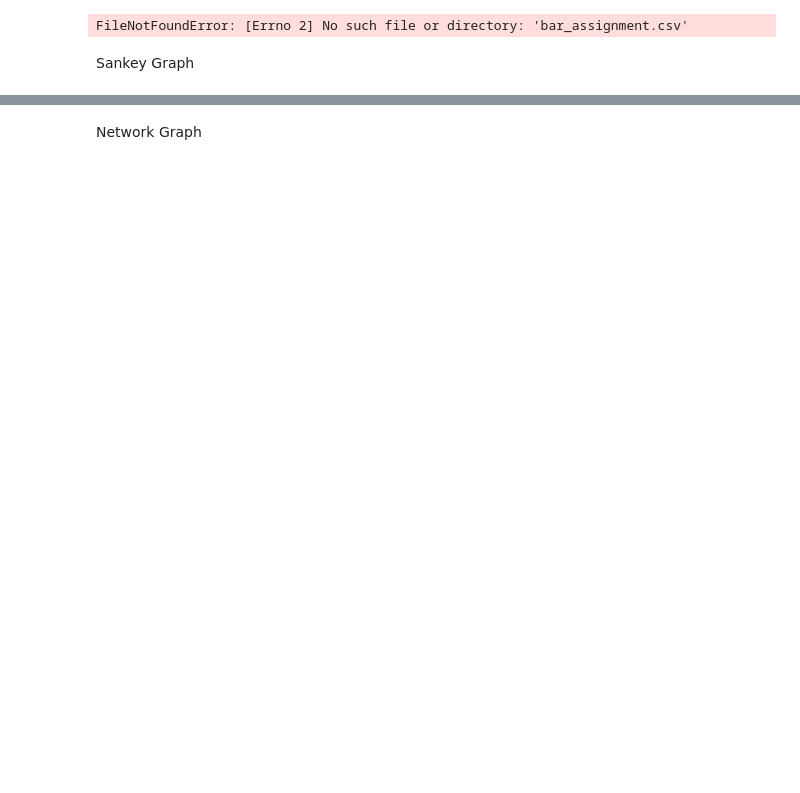
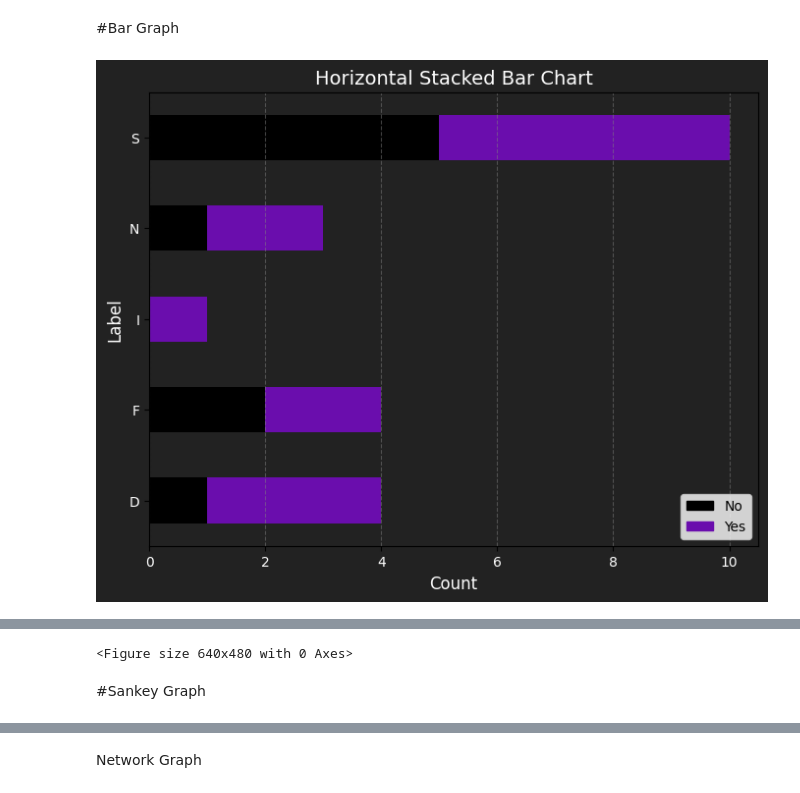
Before and after one commit to Haratoooo/PLOTS, a Jupyter notebook: PLOTS.ipynb, the cells around one changed output, grey strips where cells are left out. Saved outputs shown, nothing was run; the diff lists cells and outputs as text; code cells hidden in the pictures; blank space fills up the shorter version.

```diff
--- a/PLOTS.ipynb
+++ b/PLOTS.ipynb
@@ -3,28 +1,46 @@ Bar Graph
-# %%
-import pandas as pd
-
-# Load the CSV file
-file_path = "bar_assignment.csv"  # Update this with your file path
-df = pd.read_csv(file_path)
-
-# Transform COUNT values (1 -> 'Yes', 0 -> 'No')
-df['COUNT'] = df['COUNT'].map({1: 'Yes', 0: 'No'})
-
-# Pivot data to get counts per LABEL category
-transformed_data = df.groupby(['LABEL', 'COUNT']).size().unstack(fill_value=0)
-
-# Reset index for a clean format
-transformed_data.reset_index(inplace=True)
-
-# Rename columns for clarity
-transformed_data.columns = ['LABEL', 'No', 'Yes']
-
-# Save the transformed data to a CSV file
-output_file = "transformed_bar_data.csv"  # Name of output file
-transformed_data.to_csv(output_file, index=False)
-
-print(f"Transformed data saved as {output_file}")
-# %% [output]
-FileNotFoundError: [Errno 2] No such file or directory: 'bar_assignment.csv'
-# %% [markdown]
-Sankey Graph
+# %% [markdown]
+#Bar Graph
+# %%
+import pandas as pd
+import matplotlib.pyplot as plt
+
+# Dataset
+file_url = "https://raw.githubusercontent.com/Haratoooo/PLOTS/main/bar_assignment.csv"
+df = pd.read_csv(file_url)
+
+# Transform COUNT values (1 -> 'Yes', 0 -> 'No')
+df['COUNT'] = df['COUNT'].map({1: 'Yes', 0: 'No'})
+
+# Pivot data to get counts per LABEL category
+transformed_data = df.groupby(['LABEL', 'COUNT']).size().unstack(fill_value=0)
+
+# Colors
+colors = ['#000000', '#6a0dad']  # Black for "No", Purple for "Yes"
+
+# Plot
+ax = transformed_data.plot(kind='barh', stacked=True, color=colors, figsize=(8, 6))
+
+# Create custom legend handles
+handles = [plt.Rectangle((0, 0), 1, 1, color=color) for color in colors]
+labels = ["No", "Yes"]  # Manually set correct order
+
+# Chart customization
+plt.xlabel("Count", fontsize=12, color='white')
+plt.ylabel("Label", fontsize=12, color='white')
+plt.title("Horizontal Stacked Bar Chart", fontsize=14, color='white')
+plt.legend(handles, labels, fontsize=10)  # Use custom legend
+plt.grid(axis='x', linestyle='--', alpha=0.5, color='gray')
+
+# Dark theme background
+ax.set_facecolor('#222222')  # Dark gray background
+plt.gcf().set_facecolor('#222222')  # Background for the entire figure
+plt.xticks(color='white')
+plt.yticks(color='white')
+
+# Show
+plt.show()
+
+# plt.savefig("bar_chart.png", dpi=300, bbox_inches='tight')
+# files.download("bar_chart.png")
+# %% [output]
+[figure, added]
@@ -31,3 +49,6 @@ Sankey Graph
+<Figure size 640x480 with 0 Axes>
+# %% [markdown]
+#Sankey Graph
 # %%
 import pandas as pd
 import plotly.graph_objects as go
```
Also changed, not shown: parts of 5 cells of this notebook.
